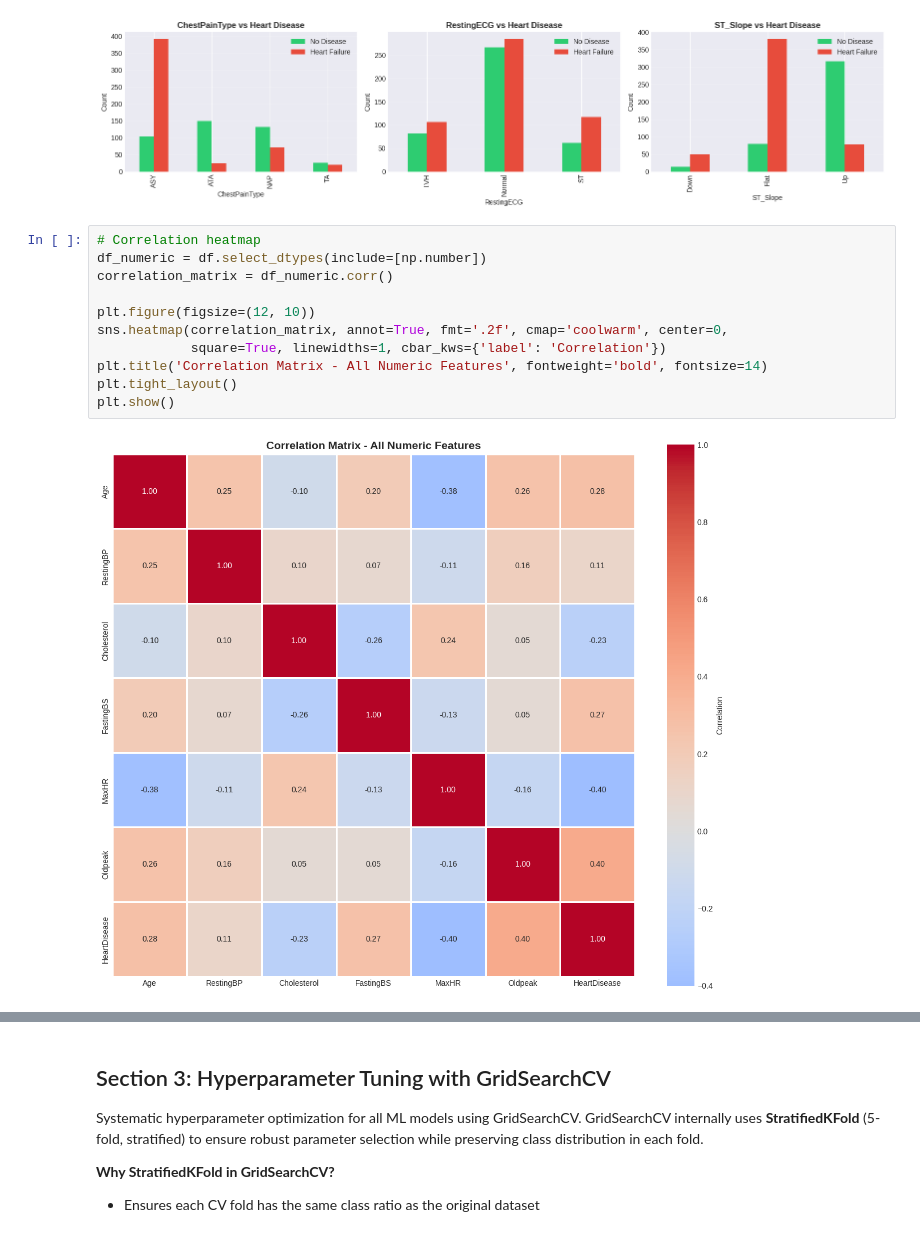
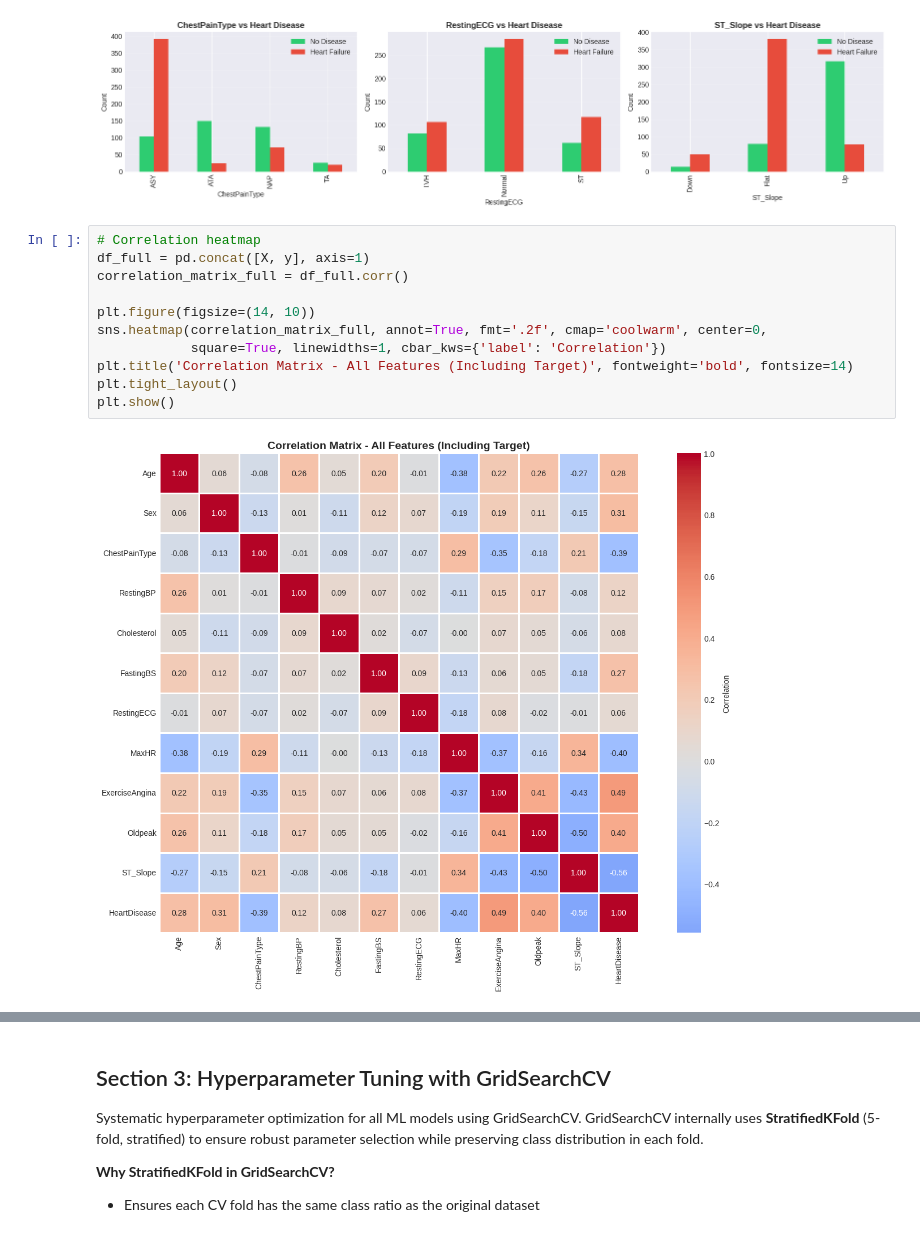
Before and after one commit to Mahdi-20/Heart-Failure-Prediction-Dataset, a Jupyter notebook: ML_Analysis_Final_ver_2_0.ipynb, the cells around one changed output, grey strips where cells are left out. Saved outputs shown, nothing was run; the diff lists cells and outputs as text.

```diff
--- a/ML_Analysis_Final_ver_2_0.ipynb
+++ b/ML_Analysis_Final_ver_2_0.ipynb
@@ -230,17 +223,17 @@ plt.show()
 [figure]
 # %%
 # Correlation heatmap
-df_numeric = df.select_dtypes(include=[np.number])
-correlation_matrix = df_numeric.corr()
+df_full = pd.concat([X, y], axis=1)
+correlation_matrix_full = df_full.corr()
 
-plt.figure(figsize=(12, 10))
-sns.heatmap(correlation_matrix, annot=True, fmt='.2f', cmap='coolwarm', center=0,
+plt.figure(figsize=(14, 10))
+sns.heatmap(correlation_matrix_full, annot=True, fmt='.2f', cmap='coolwarm', center=0,
             square=True, linewidths=1, cbar_kws={'label': 'Correlation'})
-plt.title('Correlation Matrix - All Numeric Features', fontweight='bold', fontsize=14)
+plt.title('Correlation Matrix - All Features (Including Target)', fontweight='bold', fontsize=14)
 plt.tight_layout()
 plt.show()
 # %% [output]
-[figure, old version]
+[figure, new version]
 # %%
 # Data preprocessing
 X = df.drop('HeartDisease', axis=1)
```
Also changed, not shown: parts of 18 cells of this notebook, 1 other file.
